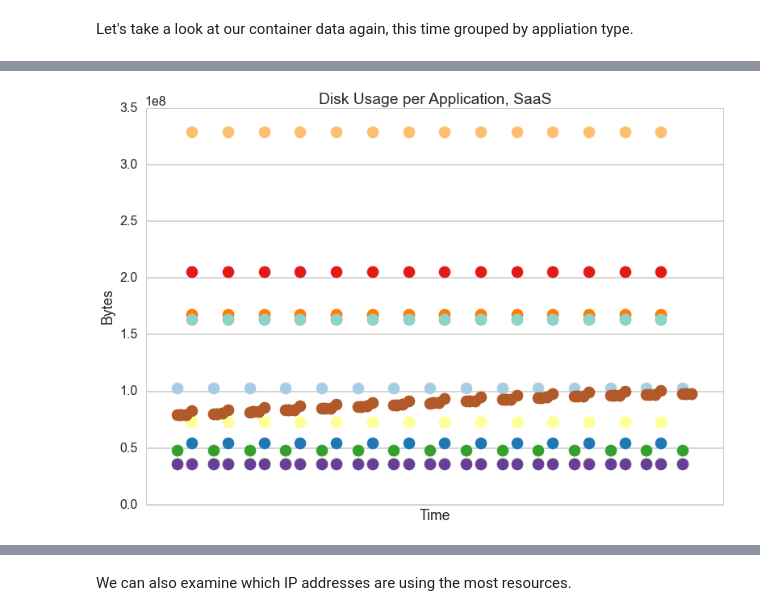
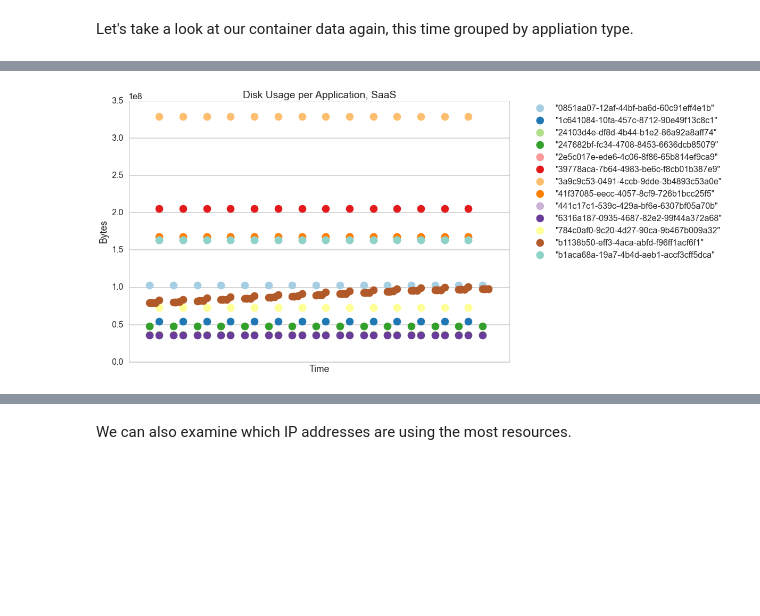
Before and after one commit to harvard-team-pivot/elastic-compute, a Jupyter notebook: elasticCompute.ipynb, the cells around one changed output, grey strips where cells are left out. Drawn from its saved outputs; the diff is of its cells as text; code cells hidden in the pictures; blank space fills up the shorter version.

```diff
--- a/elasticCompute.ipynb
+++ b/elasticCompute.ipynb
@@ -483,4 +485,5 @@ for name,color in app_color_list:
     plt.ylabel("Bytes")
     plt.title("Memory Usage per Application, SaaS")
     plt.xticks([])
+    plt.legend(bbox_to_anchor=(1.05, 1), loc=2, borderaxespad=0.)
 # %% [output]
@@ -488,13 +491,14 @@ for name,color in app_color_list:
 # %%
 for name,color in app_color_list:
     sub_container=large_container_SaaSDF[large_container_SaaSDF.applicationID== name]
     plt.scatter(sub_container.index.values,sub_container.disk_bytes, color = color, label = name, s=200)
     plt.xlabel("Time")
     plt.ylabel("Bytes")
     plt.title("Disk Usage per Application, SaaS")
     plt.xticks([])
+    plt.legend(bbox_to_anchor=(1.05, 1), loc=2, borderaxespad=0.)
 # %% [output]
-[figure, old version]
+[figure, new version]
 # %%
 for name,color in app_color_list:
     sub_container=large_container_SaaSDF[large_container_SaaSDF.applicationID== name]
```
Also changed, not shown: parts of 12 cells of this notebook.
